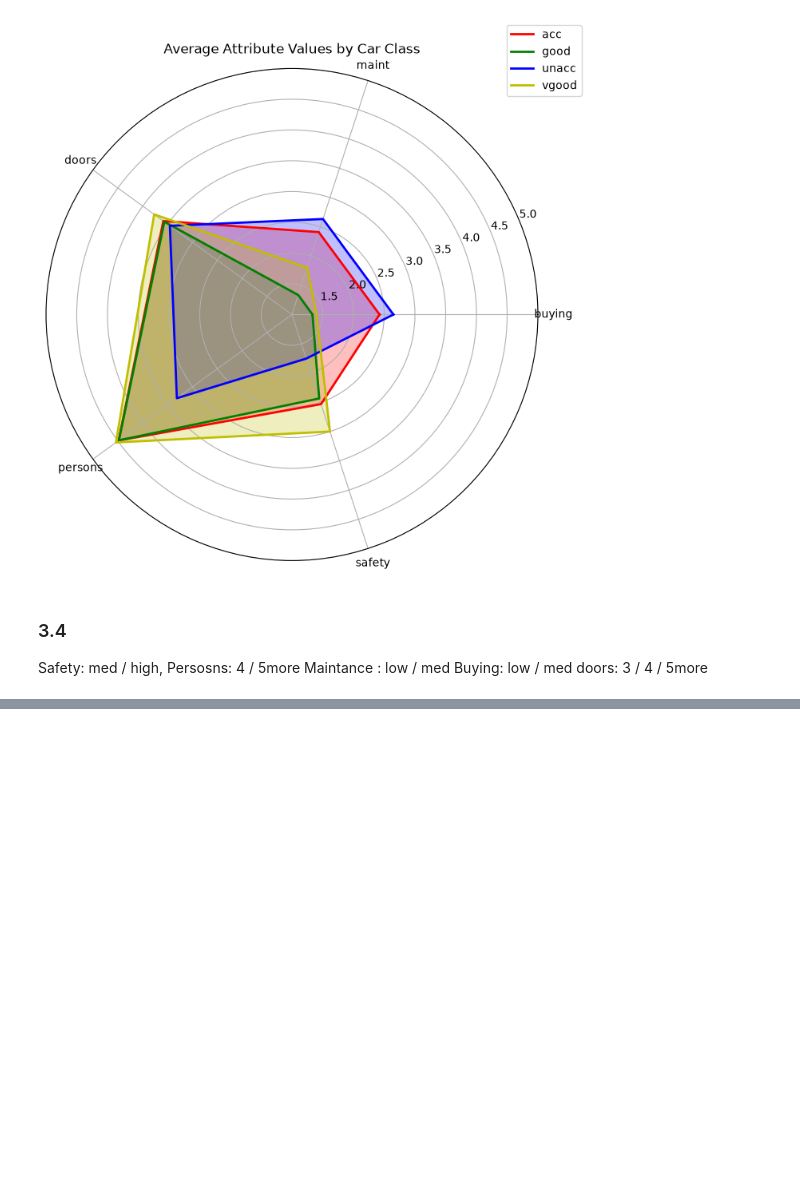
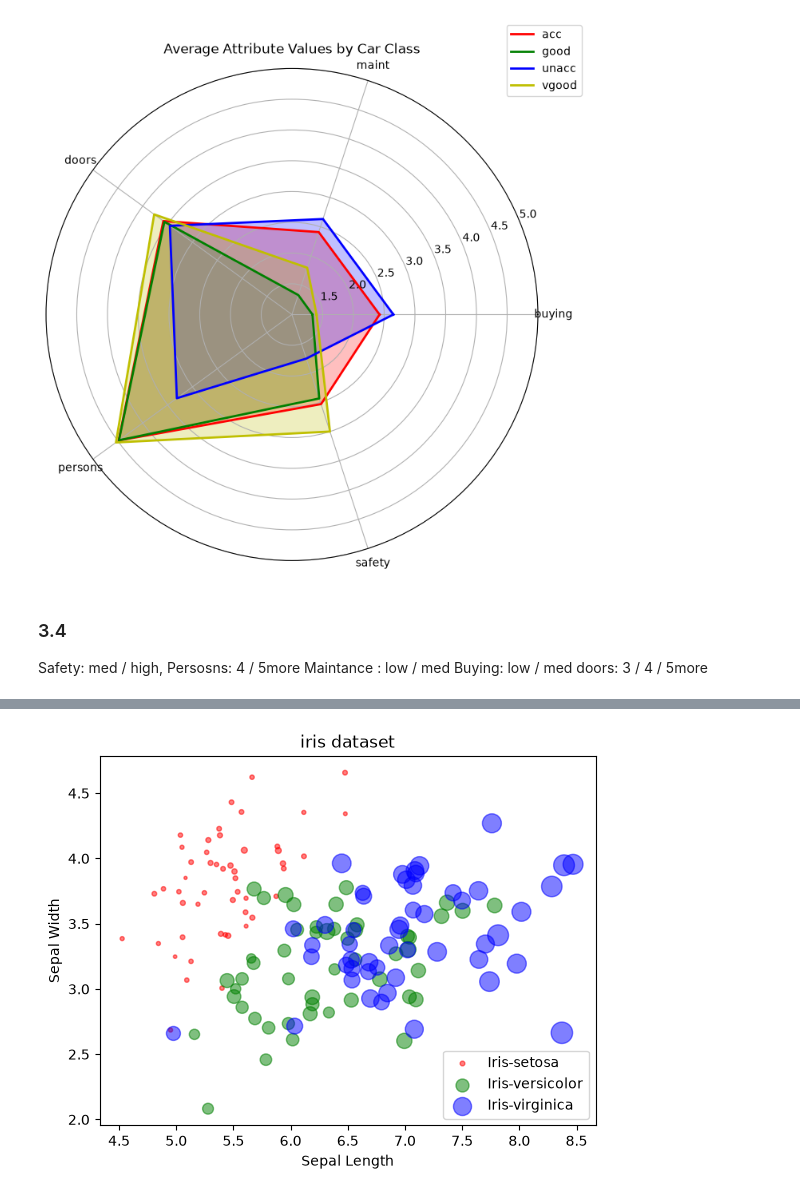
Before and after one commit to kalyps00/studia, a Jupyter notebook: 5_sem/um/lista_1.ipynb, the cells around one changed output, grey strips where cells are left out. Drawn from its saved outputs; the diff is of its cells as text; code cells hidden in the pictures; blank space fills up the shorter version.

```diff
--- a/5_sem/um/lista_1.ipynb
+++ b/5_sem/um/lista_1.ipynb
@@ -615,0 +641,41 @@ Rule accuracy: 95.60%
+# %%
+from ucimlrepo import fetch_ucirepo
+import matplotlib.pyplot as plt
+
+# fetch dataset
+iris = fetch_ucirepo(id=53)
+
+# data (as pandas dataframes)
+X = iris.data.features
+y = iris.data.targets
+
+
+s = 0.8
+X_noise = X.copy()
+
+size = len(X_noise)
+
+X_noise["sepal length"] += np.random.uniform(0, s, size=size)
+X_noise["sepal width"] += np.random.uniform(0, s, size=size)
+
+
+colors = {"Iris-setosa": "red", "Iris-versicolor": "green", "Iris-virginica": "blue"}
+
+
+for species, color in colors.items():
+    mask = y["class"] == species
+    plt.scatter(X_noise.loc[mask, "sepal length"] ,
+                X_noise.loc[mask, "sepal width"],
+                s=X_noise.loc[mask, "petal length"] **2*5,
+                color=color,
+                label=species,
+                alpha=0.5)
+plt.xlabel("Sepal Length")
+plt.ylabel("Sepal Width")
+plt.title("iris dataset")
+plt.legend()
+plt.show()
+
+#4.3
+# %% [output]
+[figure, added]
```
Also changed, not shown: parts of 4 cells of this notebook, 16 other files.
